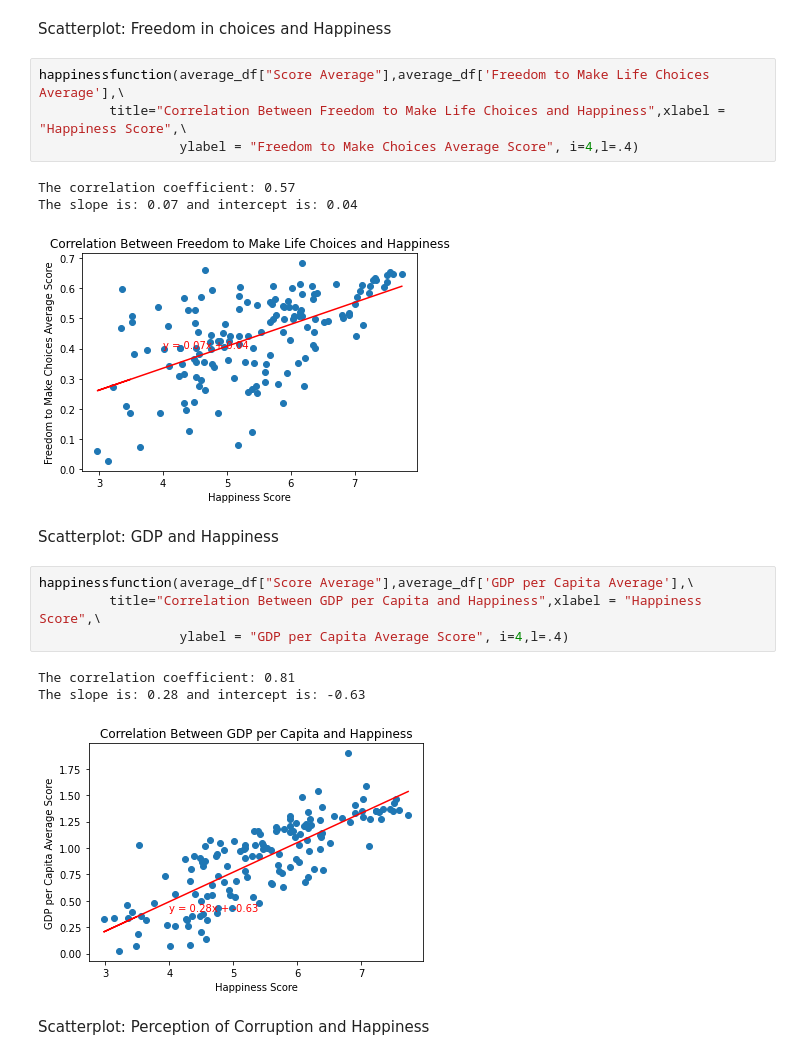
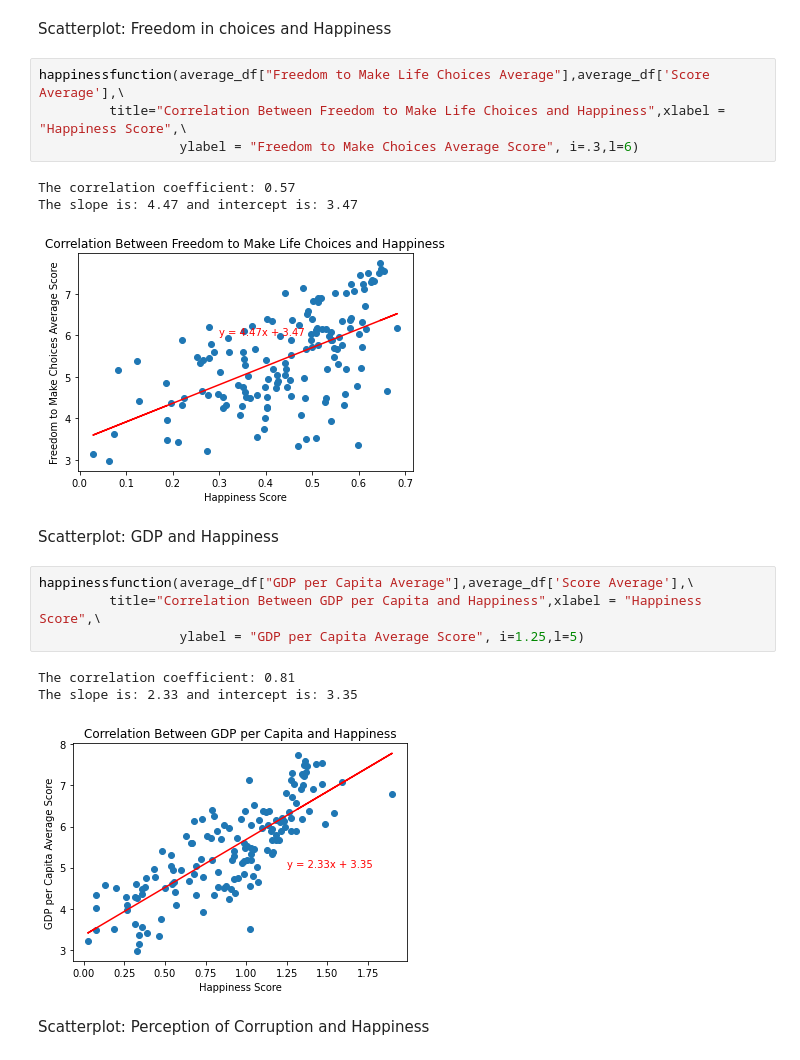
Before and after one commit to nbolt1989/Group_Project_1, a Jupyter notebook: Time for Happiness.ipynb, the cells around one changed output. Saved outputs shown, nothing was run; the diff lists cells and outputs as text.

```diff
--- a/Time for Happiness.ipynb
+++ b/Time for Happiness.ipynb
@@ -336,23 +340,23 @@ The slope is: 0.01 and intercept is: 0.13
 # %% [markdown]
 Scatterplot: Freedom in choices and Happiness
 # %%
-happinessfunction(average_df["Score Average"],average_df['Freedom to Make Life Choices Average'],\
+happinessfunction(average_df["Freedom to Make Life Choices Average"],average_df['Score Average'],\
          title="Correlation Between Freedom to Make Life Choices and Happiness",xlabel = "Happiness Score",\
-                  ylabel = "Freedom to Make Choices Average Score", i=4,l=.4)
+                  ylabel = "Freedom to Make Choices Average Score", i=.3,l=6)
 # %% [output]
 The correlation coefficient: 0.57
-The slope is: 0.07 and intercept is: 0.04
+The slope is: 4.47 and intercept is: 3.47
-[figure, old version]
+[figure, new version]
 # %% [markdown]
 Scatterplot: GDP and Happiness
 # %%
-happinessfunction(average_df["Score Average"],average_df['GDP per Capita Average'],\
+happinessfunction(average_df["GDP per Capita Average"],average_df['Score Average'],\
          title="Correlation Between GDP per Capita and Happiness",xlabel = "Happiness Score",\
-                  ylabel = "GDP per Capita Average Score", i=4,l=.4)
+                  ylabel = "GDP per Capita Average Score", i=1.25,l=5)
 # %% [output]
 The correlation coefficient: 0.81
-The slope is: 0.28 and intercept is: -0.63
+The slope is: 2.33 and intercept is: 3.35
-[figure, old version]
+[figure, new version]
 # %% [markdown]
 Scatterplot: Perception of Corruption and Happiness
 # %%
```
Also changed, not shown: parts of 6 cells of this notebook.
